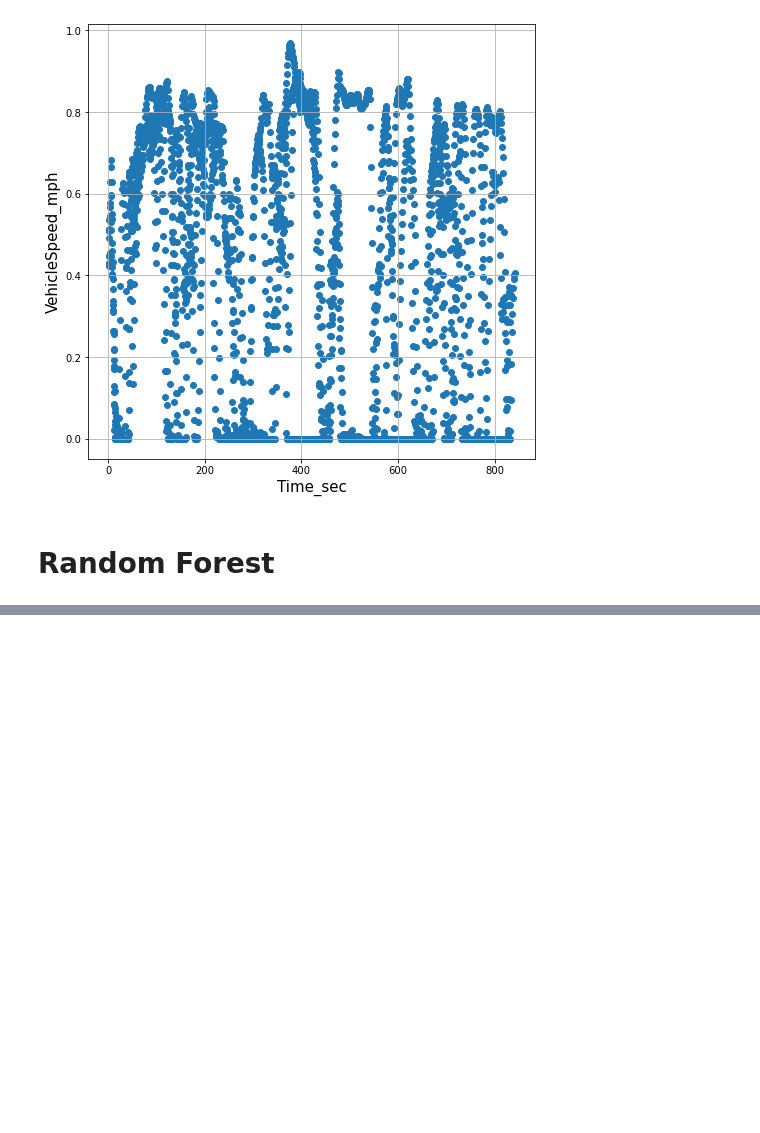
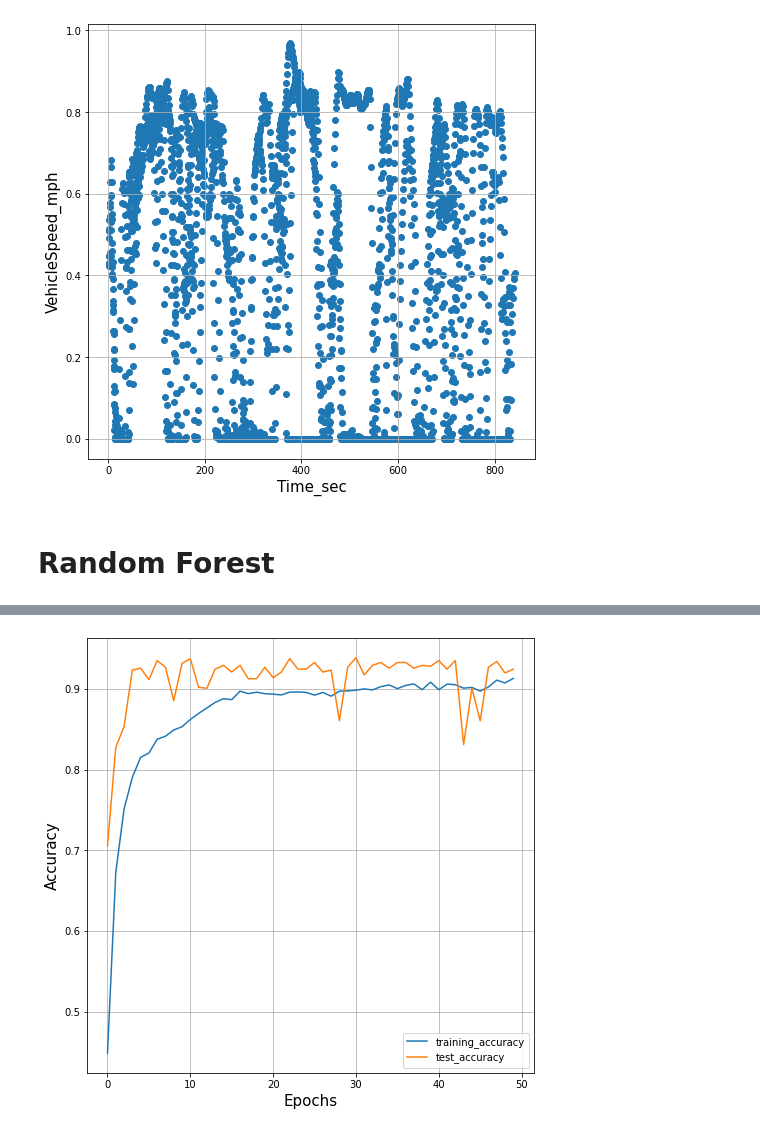
Before and after one commit to Neuroosapiens/Neuroosapiens, a Jupyter notebook: Lab2/Lab2_Team1.ipynb, the cells around one changed output, grey strips where cells are left out. Drawn from its saved outputs; the diff is of its cells as text; code cells hidden in the pictures; blank space fills up the shorter version.

```diff
--- a/Lab2/Lab2_Team1.ipynb
+++ b/Lab2/Lab2_Team1.ipynb
@@ -127,0 +130,5 @@ plt.grid()
+# %%
+# modified the X-train shape to 3d. These is required since LSTM required 3d input
+x_train_3D = np.reshape(x_train, (x_train.shape[0], 1, x_train.shape[1]))
+x_test_3D = np.reshape(x_test, (x_test.shape[0], 1, x_test.shape[1]))
+print(x_test_3D.shape[2])
@@ -127,0 +137,22 @@ plt.grid()
+# %%
+import tensorflow as tf
+from keras.models import Sequential
+from keras.layers import Dense
+from keras.layers import LSTM
+from keras.layers import Dropout
+from keras import callbacks
+from sklearn.metrics import mean_squared_error
+# create LSTM model network
+model = Sequential()
+model.add(LSTM(units = 64, activation="tanh", input_shape=(1,x_train_3D.shape[2])))
+model.add(Dense(3))
+model.compile(optimizer = 'adam', loss = 'mean_absolute_error', metrics=['mae', 'acc'])
+
+history = model.fit( x_train_3D,y_train, epochs = 50 ,batch_size = 50, validation_data =(x_test_3D, y_test),verbose =2)
+
+#earlystopping = callbacks.EarlyStopping(monitor ="mean_absolute_error",
+#                                        mode ="min", patience = 5)
+
+#history = model.fit(x_train_3D, y_train, batch_size = 50,
+#                    epochs = 100, validation_data =(x_test_3D, y_test),
+#                    callbacks =[earlystopping])
@@ -127,0 +177,13 @@ plt.grid()
+# %%
+train_mae = history.history['acc']
+test_mae = history.history['val_acc']
+epochs = range(0,50)
+plt.figure(6, figsize=(8,8))
+plt.plot(train_mae, label="training_accuracy")
+plt.plot(test_mae, label="test_accuracy")
+plt.xlabel('Epochs', fontsize = 15)
+plt.ylabel('Accuracy', fontsize = 15)
+plt.legend()
+plt.grid()
+# %% [output]
+[figure, added]
```
Also changed, not shown: parts of 11 cells of this notebook.
